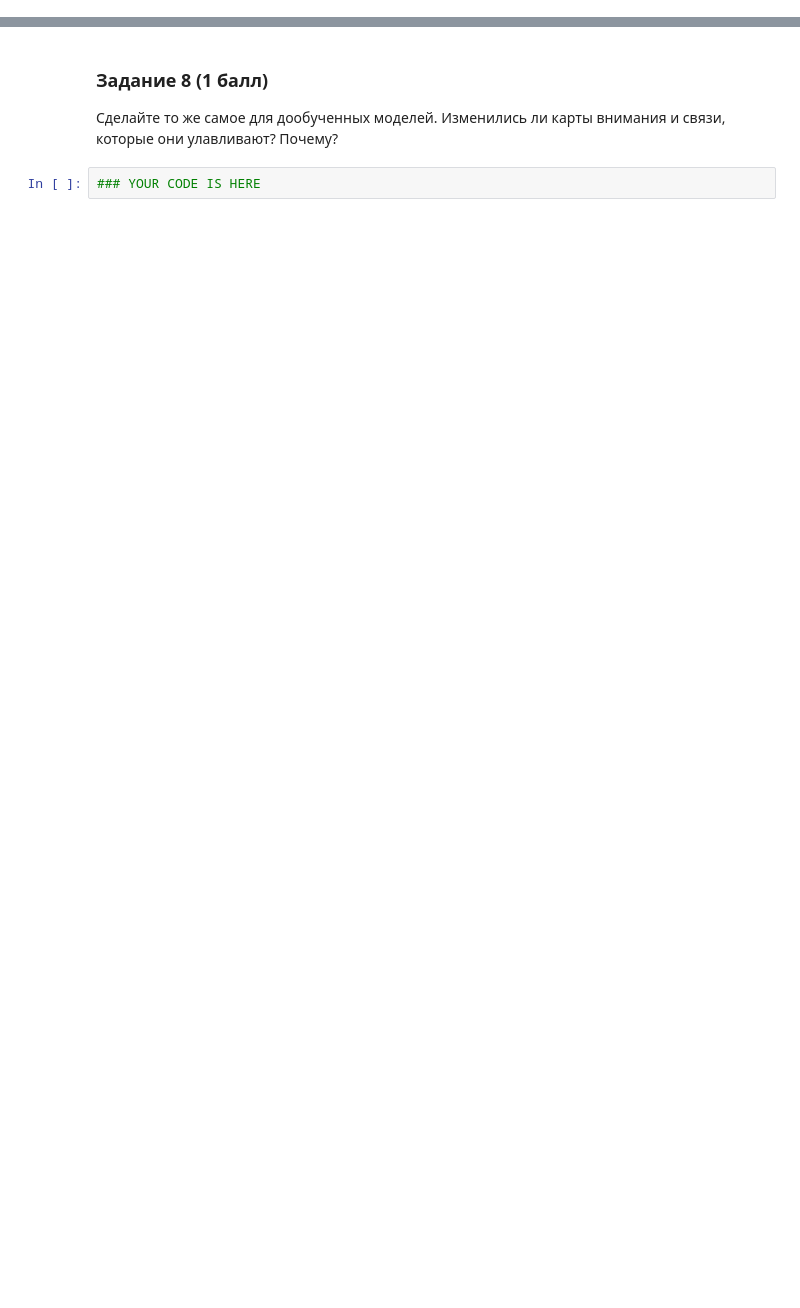
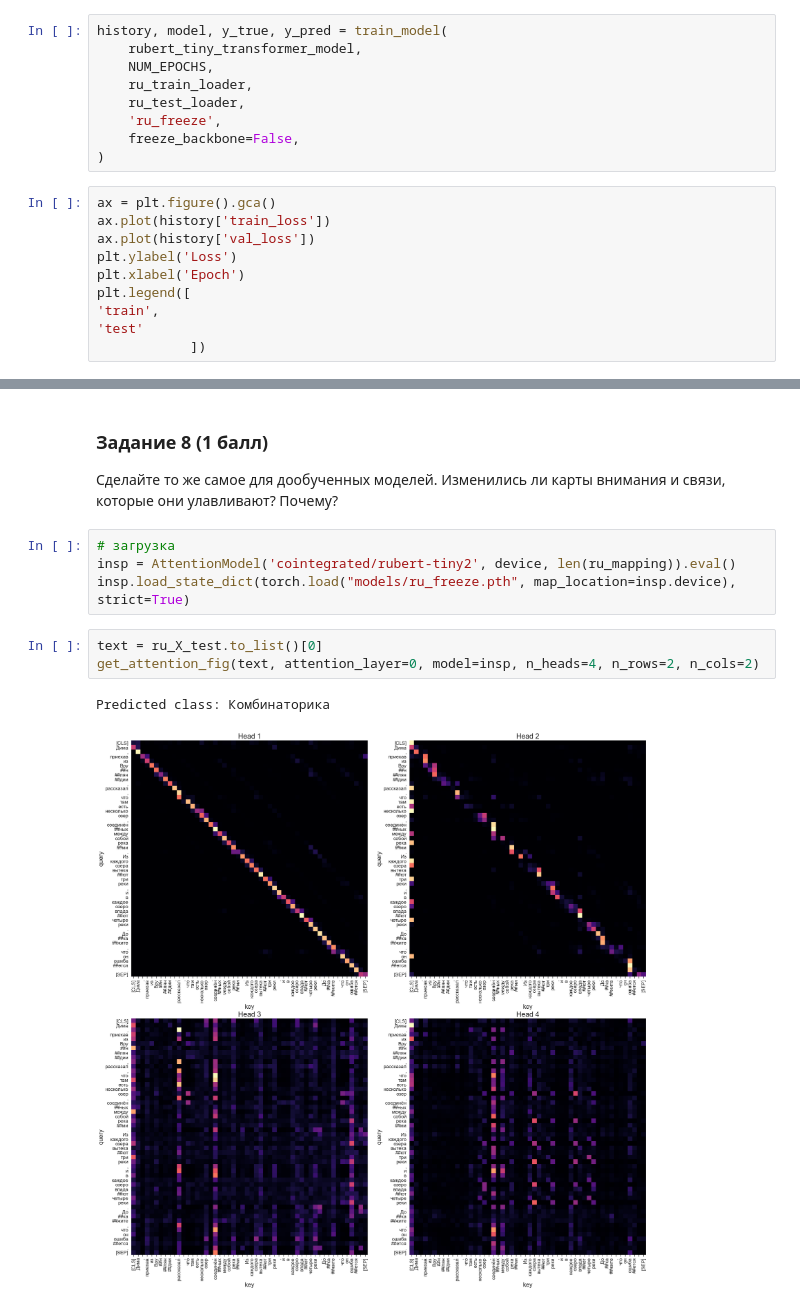
Before and after one commit to nikchernikkem/DLS-NLP-Course, a Jupyter notebook: 6 Fine Tuning BERT/[homework]Attention_and_transformers.ipynb, the cells around one changed output, grey strips where cells are left out. Saved outputs shown, nothing was run; the diff lists cells and outputs as text; blank space fills up the shorter version.

```diff
--- a/6 Fine Tuning BERT/[homework]Attention_and_transformers.ipynb
+++ b/6 Fine Tuning BERT/[homework]Attention_and_transformers.ipynb
@@ -165,0 +506,19 @@ rubert_tiny_full_finetuned = train_transformer(rubert_tiny_transformer_model, fr
+# %%
+history, model, y_true, y_pred = train_model(
+    rubert_tiny_transformer_model,
+    NUM_EPOCHS,
+    ru_train_loader,
+    ru_test_loader,
+    'ru_freeze',
+    freeze_backbone=False,
+)
+# %%
+ax = plt.figure().gca()
+ax.plot(history['train_loss'])
+ax.plot(history['val_loss'])
+plt.ylabel('Loss')
+plt.xlabel('Epoch')
+plt.legend([
+'train',
+'test'
+            ])
@@ -188,5 +606,13 @@ def draw_first_layer_attention_maps(attention_head_ids: List, text: str, model:
 ### Задание 8 (1 балл)
 
 Сделайте то же самое для дообученных моделей. Изменились ли карты внимания и связи, которые они улавливают? Почему?
-# %%
-### YOUR CODE IS HERE
+# %%
+# загрузка
+insp = AttentionModel('cointegrated/rubert-tiny2', device, len(ru_mapping)).eval()
+insp.load_state_dict(torch.load("models/ru_freeze.pth", map_location=insp.device), strict=True)
+# %%
+text = ru_X_test.to_list()[0]
+get_attention_fig(text, attention_layer=0, model=insp, n_heads=4, n_rows=2, n_cols=2)
+# %% [output]
+Predicted class: Комбинаторика
+[figure, added]
```
Also changed, not shown: parts of 39 cells of this notebook, 2 other files.
